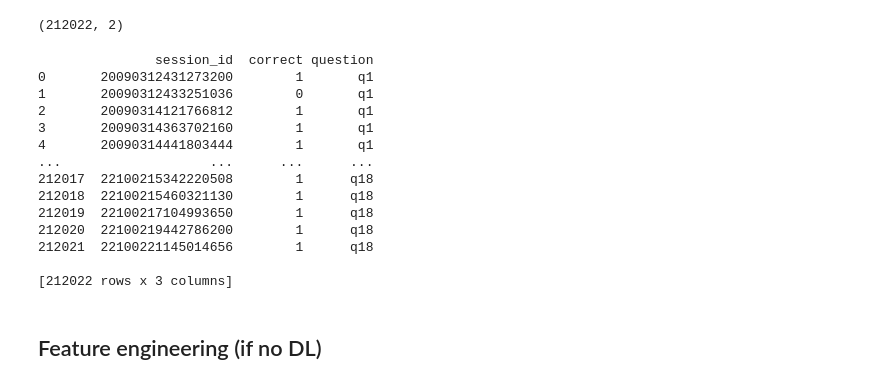
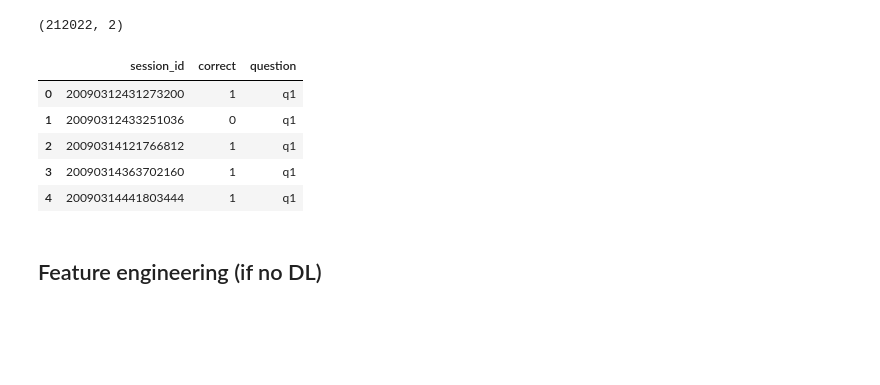
Before and after one commit to narbouk-afk/Predict_student_performance, a Jupyter notebook: Project.ipynb, the cells around one changed output. Drawn from its saved outputs; the diff is of its cells as text; code cells hidden in the pictures; blank space fills up the shorter version.

```diff
--- a/Project.ipynb
+++ b/Project.ipynb
@@ -98,22 +100,14 @@ train_labels.shape
 # %%
 train_labels_question = train_labels.copy()
 train_labels_question[['session_id','question']] = train_labels_question['session_id'].str.split('_', expand=True)
-print(train_labels_question)
+train_labels_question.head()
 # %% [output]
-               session_id  correct question
-0       20090312431273200        1       q1
-1       20090312433251036        0       q1
-2       20090314121766812        1       q1
-3       20090314363702160        1       q1
-4       20090314441803444        1       q1
-...                   ...      ...      ...
-212017  22100215342220508        1      q18
-212018  22100215460321130        1      q18
-212019  22100217104993650        1      q18
-212020  22100219442786200        1      q18
-212021  22100221145014656        1      q18
-
-[212022 rows x 3 columns]
+|  | session_id | correct | question |
+| 0 | 20090312431273200 | 1 | q1 |
+| 1 | 20090312433251036 | 0 | q1 |
+| 2 | 20090314121766812 | 1 | q1 |
+| 3 | 20090314363702160 | 1 | q1 |
+| 4 | 20090314441803444 | 1 | q1 |
 # %% [markdown]
 ## Feature engineering (if no DL)
 # %% [markdown]
```
Also changed, not shown: parts of 17 cells of this notebook.
